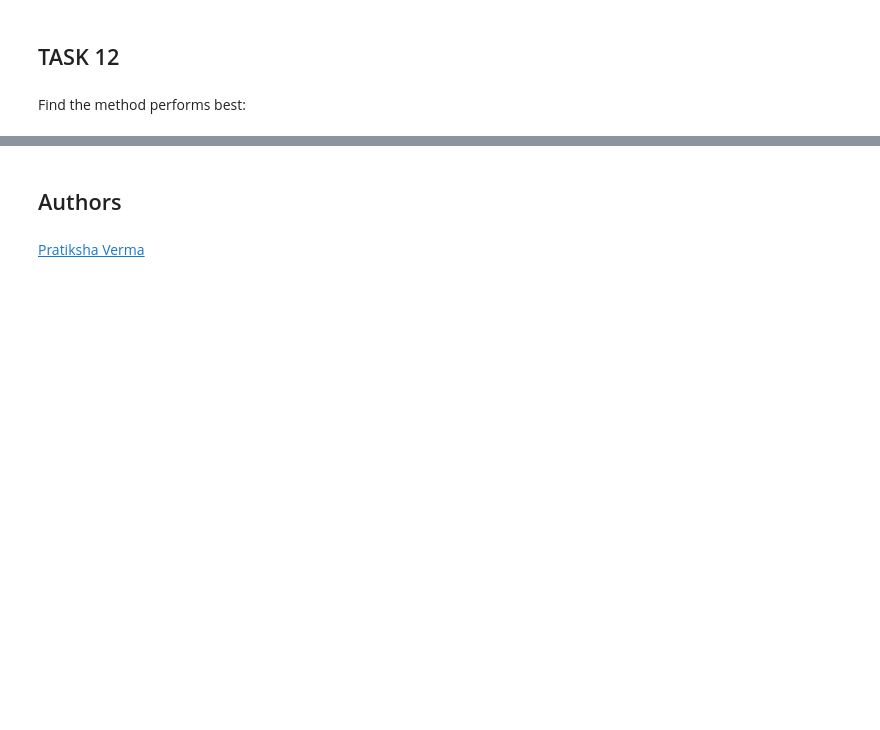
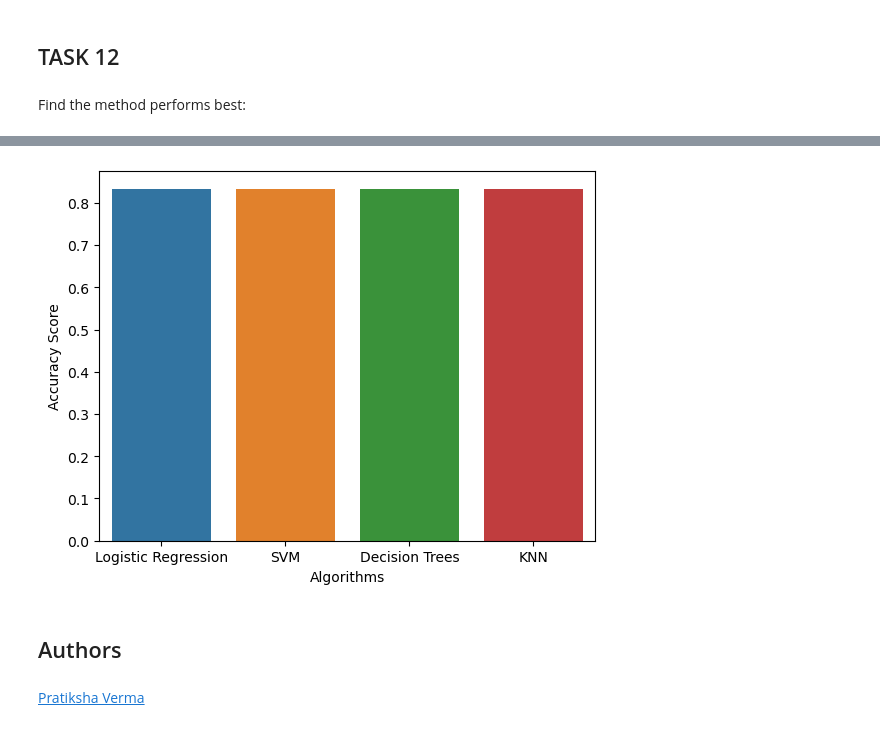
Before and after one commit to TifeAwoyemi/Data-Science-Lessons, a Jupyter notebook: 8. SpaceX Machine Learning Prediction.ipynb, the cells around one changed output, grey strips where cells are left out. Cells and saved outputs as stored; diff of their text form; code cells hidden in the pictures; blank space fills up the shorter version.

```diff
--- a/8. SpaceX Machine Learning Prediction.ipynb
+++ b/8. SpaceX Machine Learning Prediction.ipynb
@@ -384,3 +395,8 @@ print(best_performer)
+# %%
+sns.barplot(x = "Algorithms", y = "Accuracy Score", data = Report)
+plt.show()
+# %% [output]
+[figure, added]
 # %% [markdown]
 ## Authors
 # %% [markdown]
```
Also changed, not shown: parts of 14 cells of this notebook.
